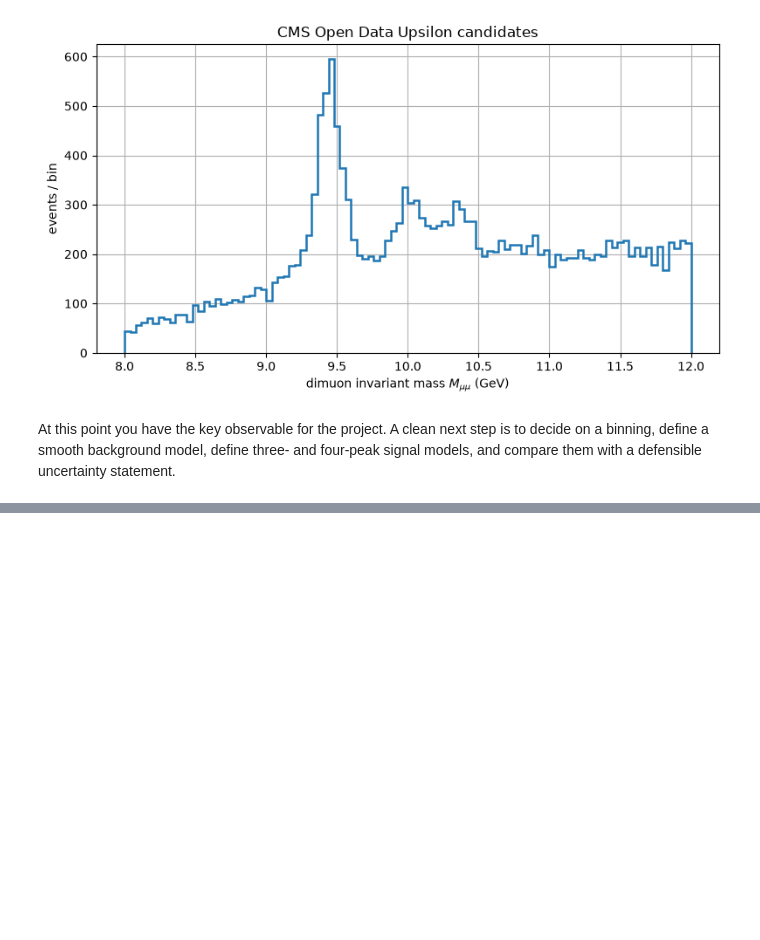
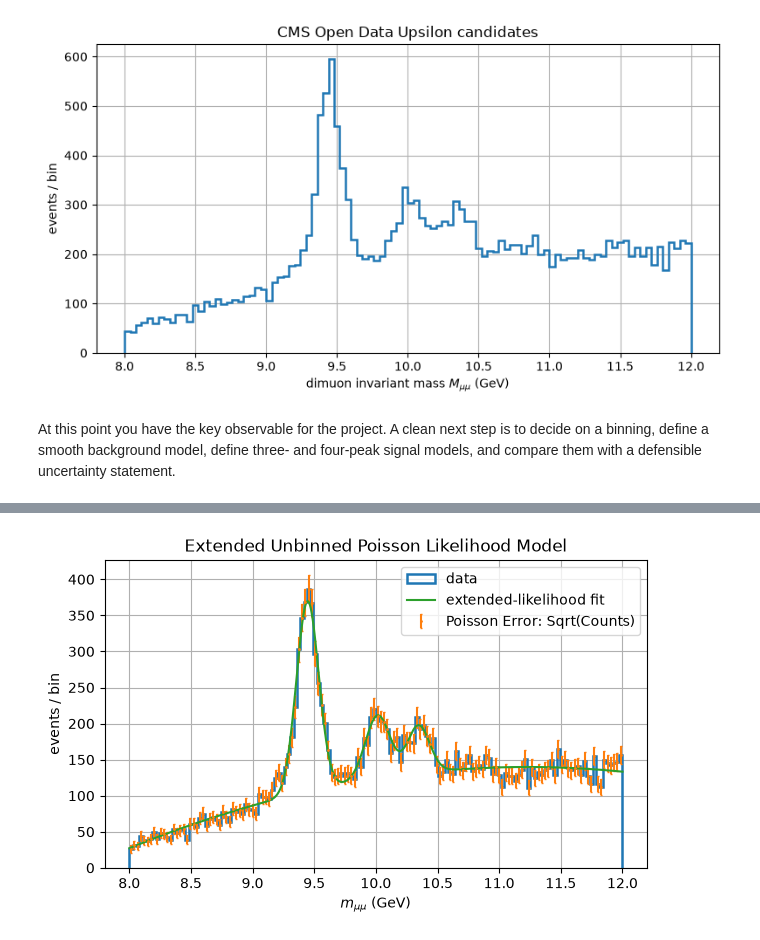
Before and after one commit to nkoval-wm/project1-nkoval-wm, a Jupyter notebook: notebooks/load_and_compute_mass.ipynb, the cells around one changed output, grey strips where cells are left out. Saved outputs shown, nothing was run; the diff lists cells and outputs as text; code cells hidden in the pictures; blank space fills up the shorter version.

Commit message:
Project1 Complete

```diff
--- a/notebooks/load_and_compute_mass.ipynb
+++ b/notebooks/load_and_compute_mass.ipynb
@@ -28,5 +28,17 @@ from pathlib import Path
 import numpy as np
 import pandas as pd
 import matplotlib.pyplot as plt
+from pandas.plotting import scatter_matrix
+from scipy.optimize import minimize
+from scipy.special import erf
+from scipy.stats import chi2
+
 
 plt.rcParams.update({"figure.figsize": (8, 4.5), "axes.grid": True})
+
+PROJECT_ROOT = Path.cwd()
+if PROJECT_ROOT.name == "notebooks":
+    PROJECT_ROOT = PROJECT_ROOT.parent
+FIGURE_DIR =  PROJECT_ROOT / "figures"
+print(PROJECT_ROOT)
+print(FIGURE_DIR)
@@ -161,0 +466,64 @@ At this point you have the key observable for the project. A clean next step is
+# %%
+fig, ax = plt.subplots(figsize=(7, 4))
+
+mass_counts, mass_edges, _ = ax.hist(
+    analysis_data["M_recomputed"],
+    bins=150,
+    histtype="step",
+    lw=1.8,
+    label="data",
+)
+
+mass_bin_width = mass_edges[1] - mass_edges[0]
+mass_bin_centers = (mass_edges[:-1] + mass_edges[1:]) / 2
+
+ax.errorbar(
+    mass_bin_centers,
+    mass_counts,
+    yerr=np.sqrt(mass_counts),
+    fmt="o",
+    markersize=1,
+    capsize=1,
+    label='Poisson Error: Sqrt(Counts)',
+)
+
+ax.plot(
+    mass_grid["M_recomputed"],
+    mass_grid["fit_events_per_GeV"] * mass_bin_width,
+    label="extended-likelihood fit",
+)
+
+ax.set_xlabel(r"$m_{\mu\mu}$ (GeV)")
+ax.set_ylabel("events / bin")
+ax.set_title("Extended Unbinned Poisson Likelihood Model")
+ax.legend()
+plt.savefig(FIGURE_DIR / "Likelihood_Intensity_Model.png", dpi=300, bbox_inches="tight")
+plt.show()
+
+fig.tight_layout()
+
+print("c1 =", full_fit_parameters["background_cheb1"])
+print("c2 =", full_fit_parameters["background_cheb2"])
+
+
+### chi2 and p_value analysis ###
+
+def normalized_residuals(parameters, model_function):
+    prediction = model_function(mass_bin_centers, parameters) * mass_bin_width
+    return (mass_counts - prediction) / np.sqrt(prediction)
+
+residuals = normalized_residuals(
+    full_fit_parameters,
+    mass_projection_density,
+)
+
+chi2_value = np.sum(residuals**2)
+n_parameters = len(full_fit_result.x)
+ndf = len(mass_counts) - n_parameters
+
+print(f"chi2 = {chi2_value}")
+print(f"ndf = {ndf}")
+print(f"reduced chi2 = {chi2_value / ndf}")
+print(f"p-value = {chi2.sf(chi2_value, ndf)}")
+# %% [output]
+[figure, added]
```
Also changed, not shown: parts of 23 cells of this notebook, 9 other files.
